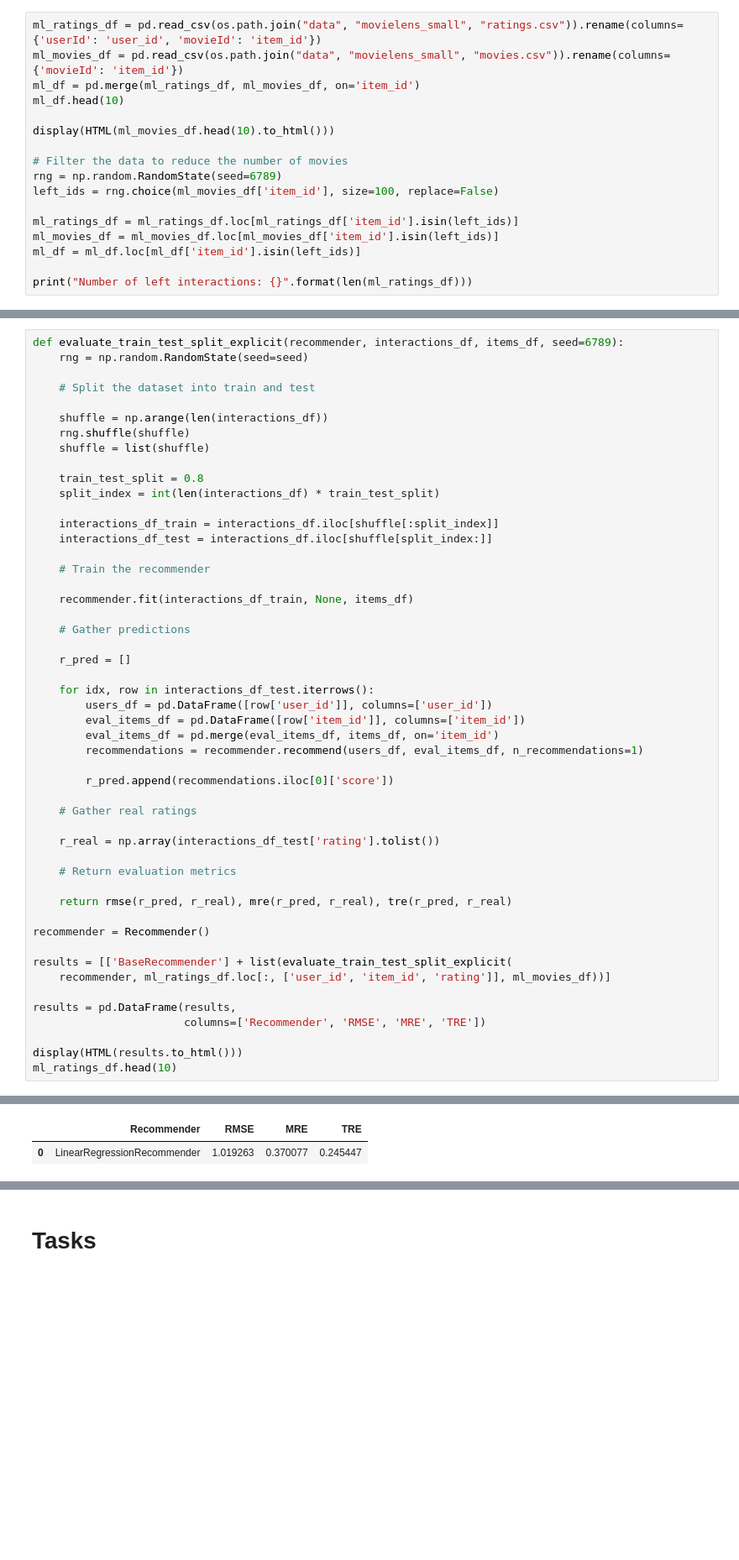
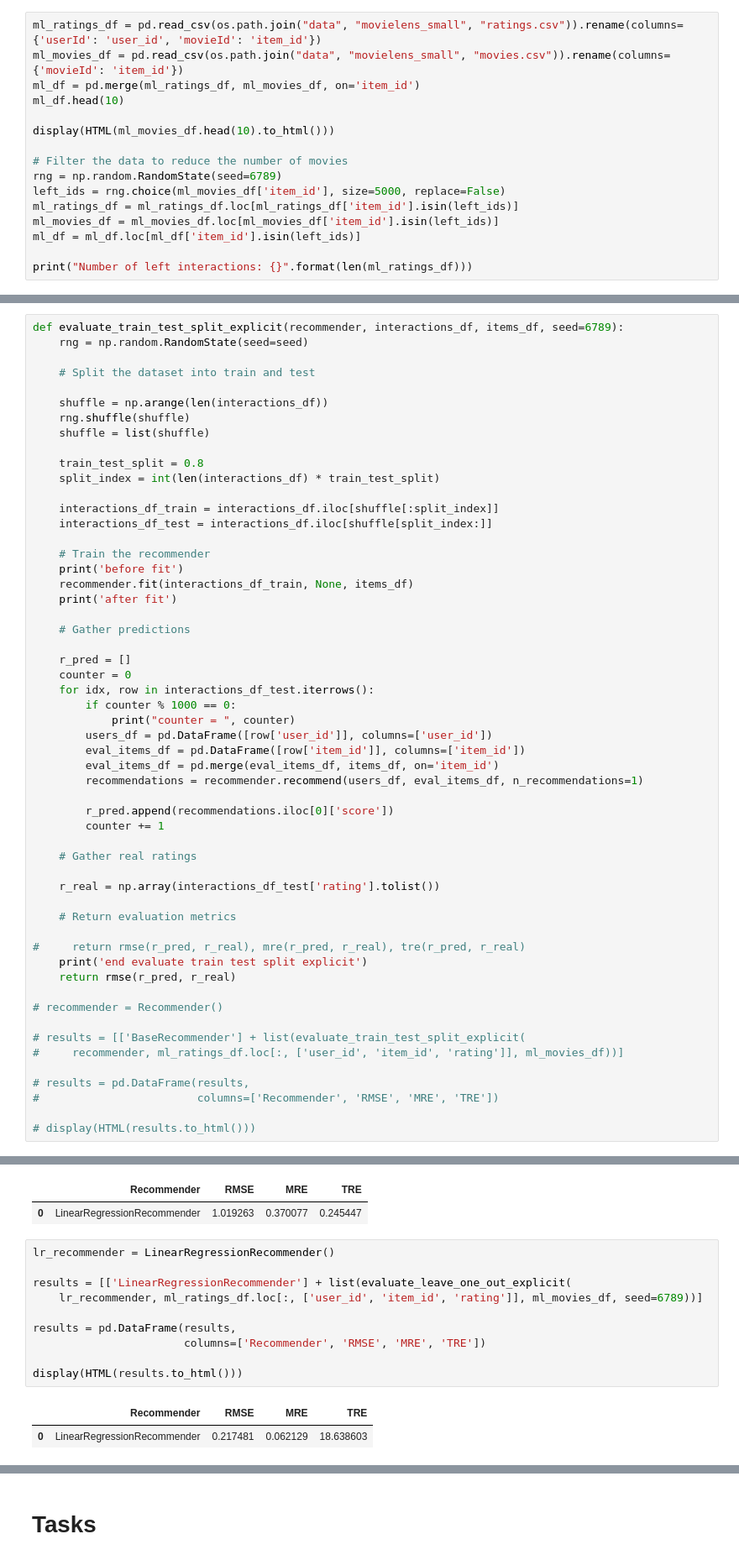
Before and after one commit to dolatapatryk/recommender-systems-class, a Jupyter notebook: class_3_content_based_recommenders_moje.ipynb, the cells around one changed output, grey strips where cells are left out. Shown at 84% size. Drawn from its saved outputs; the diff is of its cells as text; blank space fills up the shorter version.

```diff
--- a/class_3_content_based_recommenders_moje.ipynb
+++ b/class_3_content_based_recommenders_moje.ipynb
@@ -44,8 +47,7 @@ display(HTML(ml_movies_df.head(10).to_html()))
 
 # Filter the data to reduce the number of movies
 rng = np.random.RandomState(seed=6789)
-left_ids = rng.choice(ml_movies_df['item_id'], size=100, replace=False)
-
+left_ids = rng.choice(ml_movies_df['item_id'], size=5000, replace=False)
 ml_ratings_df = ml_ratings_df.loc[ml_ratings_df['item_id'].isin(left_ids)]
 ml_movies_df = ml_movies_df.loc[ml_movies_df['item_id'].isin(left_ids)]
 ml_df = ml_df.loc[ml_df['item_id'].isin(left_ids)]
@@ -410,20 +412,24 @@ def evaluate_train_test_split_explicit(recommender, interactions_df, items_df, s
     interactions_df_test = interactions_df.iloc[shuffle[split_index:]]
 
     # Train the recommender
-
+    print('before fit')
     recommender.fit(interactions_df_train, None, items_df)
+    print('after fit')
 
     # Gather predictions
 
     r_pred = []
-
+    counter = 0
     for idx, row in interactions_df_test.iterrows():
+        if counter % 1000 == 0:
+            print("counter = ", counter)
         users_df = pd.DataFrame([row['user_id']], columns=['user_id'])
         eval_items_df = pd.DataFrame([row['item_id']], columns=['item_id'])
         eval_items_df = pd.merge(eval_items_df, items_df, on='item_id')
         recommendations = recommender.recommend(users_df, eval_items_df, n_recommendations=1)
 
         r_pred.append(recommendations.iloc[0]['score'])
+        counter += 1
 
     # Gather real ratings
 
@@ -431,15 +437,16 @@ def evaluate_train_test_split_explicit(recommender, interactions_df, items_df, s
 
     # Return evaluation metrics
 
-    return rmse(r_pred, r_real), mre(r_pred, r_real), tre(r_pred, r_real)
+#     return rmse(r_pred, r_real), mre(r_pred, r_real), tre(r_pred, r_real)
+    print('end evaluate train test split explicit')
+    return rmse(r_pred, r_real)
 
-recommender = Recommender()
+# recommender = Recommender()
 
-results = [['BaseRecommender'] + list(evaluate_train_test_split_explicit(
-    recommender, ml_ratings_df.loc[:, ['user_id', 'item_id', 'rating']], ml_movies_df))]
+# results = [['BaseRecommender'] + list(evaluate_train_test_split_explicit(
+#     recommender, ml_ratings_df.loc[:, ['user_id', 'item_id', 'rating']], ml_movies_df))]
 
-results = pd.DataFrame(results,
-                       columns=['Recommender', 'RMSE', 'MRE', 'TRE'])
+# results = pd.DataFrame(results,
+#                        columns=['Recommender', 'RMSE', 'MRE', 'TRE'])
 
-display(HTML(results.to_html()))
-ml_ratings_df.head(10)
+# display(HTML(results.to_html()))
@@ -758,6 +773,19 @@ display(HTML(results.to_html()))
 # %% [output]
 |  | Recommender | RMSE | MRE | TRE |
 | 0 | LinearRegressionRecommender | 1.019263 | 0.370077 | 0.245447 |
+# %%
+lr_recommender = LinearRegressionRecommender()
+
+results = [['LinearRegressionRecommender'] + list(evaluate_leave_one_out_explicit(
+    lr_recommender, ml_ratings_df.loc[:, ['user_id', 'item_id', 'rating']], ml_movies_df, seed=6789))]
+
+results = pd.DataFrame(results,
+                       columns=['Recommender', 'RMSE', 'MRE', 'TRE'])
+
+display(HTML(results.to_html()))
+# %% [output]
+|  | Recommender | RMSE | MRE | TRE |
+| 0 | LinearRegressionRecommender | 0.217481 | 0.062129 | 18.638603 |
 # %% [markdown]
 # TF-IDF Recommender
 TF-IDF stands for term frequency–inverse document frequency. Typically Tf-IDF method is used to assign keywords (words describing the gist of a document) to documents in a corpus of documents.
```
Also changed, not shown: parts of 15 cells of this notebook.
